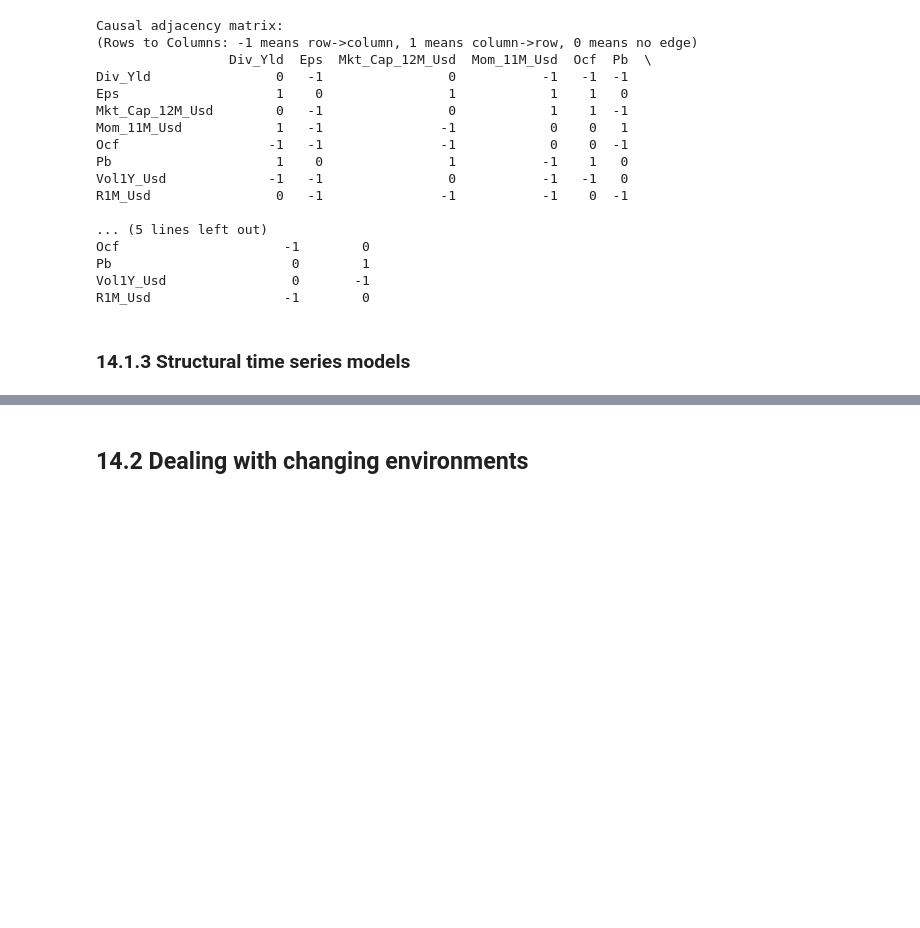
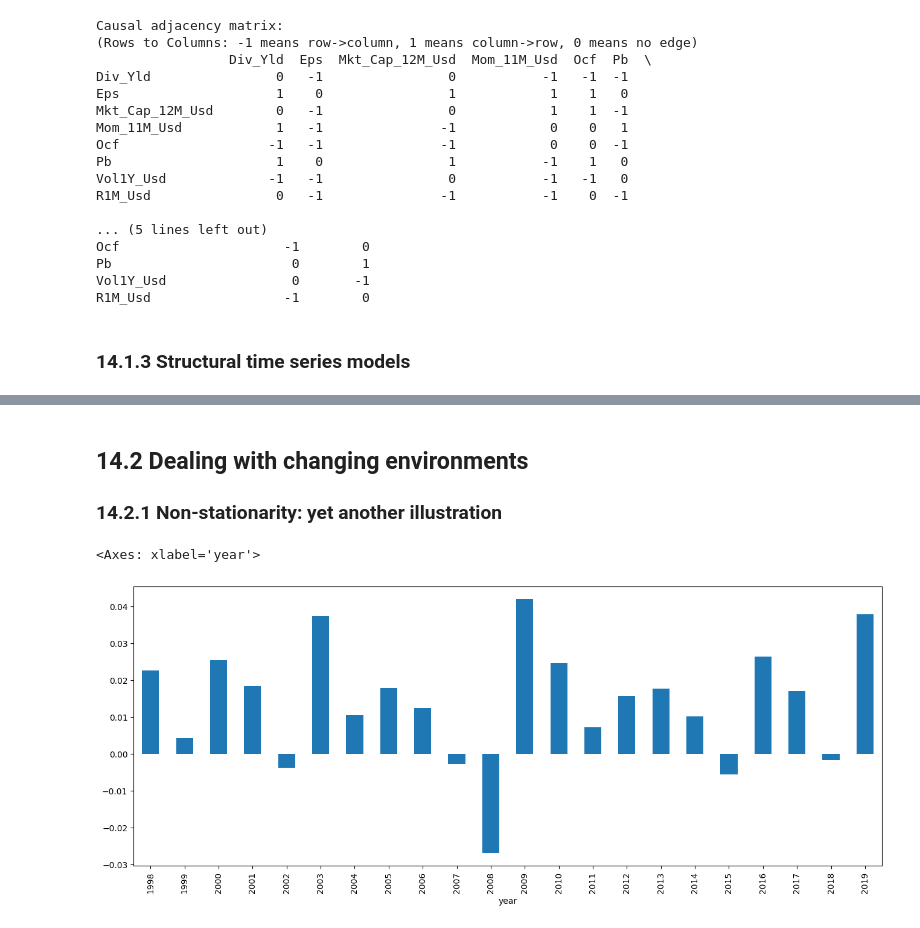
Before and after one commit to mathieucbd/ml-for-factor-investing, a Jupyter notebook: notebooks/13_causality_non_stationarity.ipynb, the cells around one changed output, grey strips where cells are left out. Saved outputs shown, nothing was run; the diff lists cells and outputs as text; code cells hidden in the pictures; blank space fills up the shorter version.

```diff
--- a/notebooks/13_causality_non_stationarity.ipynb
+++ b/notebooks/13_causality_non_stationarity.ipynb
@@ -195,3 +188,10 @@ For more details run the command: print(impact.summary('report'))
 [figure]
 # %% [markdown]
 ## 14.2 Dealing with changing environments
+### 14.2.1 Non-stationarity: yet another illustration
+# %%
+data_ml["year"] = pd.to_datetime(data_ml['date']).dt.year           # Adding a year column for later groupby
+data_ml.groupby("year")["R1M_Usd"].mean().plot.bar(figsize=[16,6])  # Agregatting and plotting
+# %% [output]
+<Axes: xlabel='year'>
+[figure, added]
```
Also changed, not shown: parts of 4 cells of this notebook, 3 other files.
